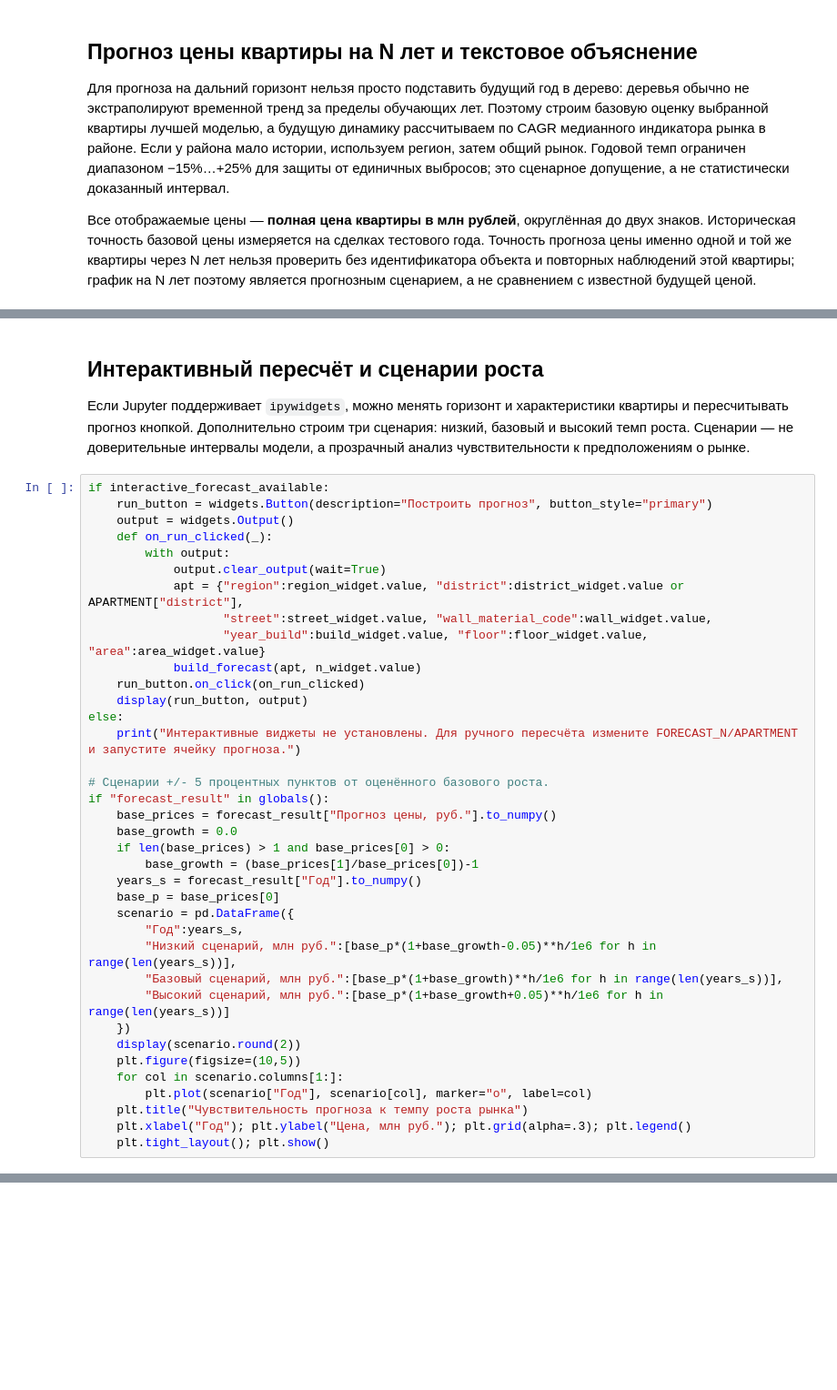
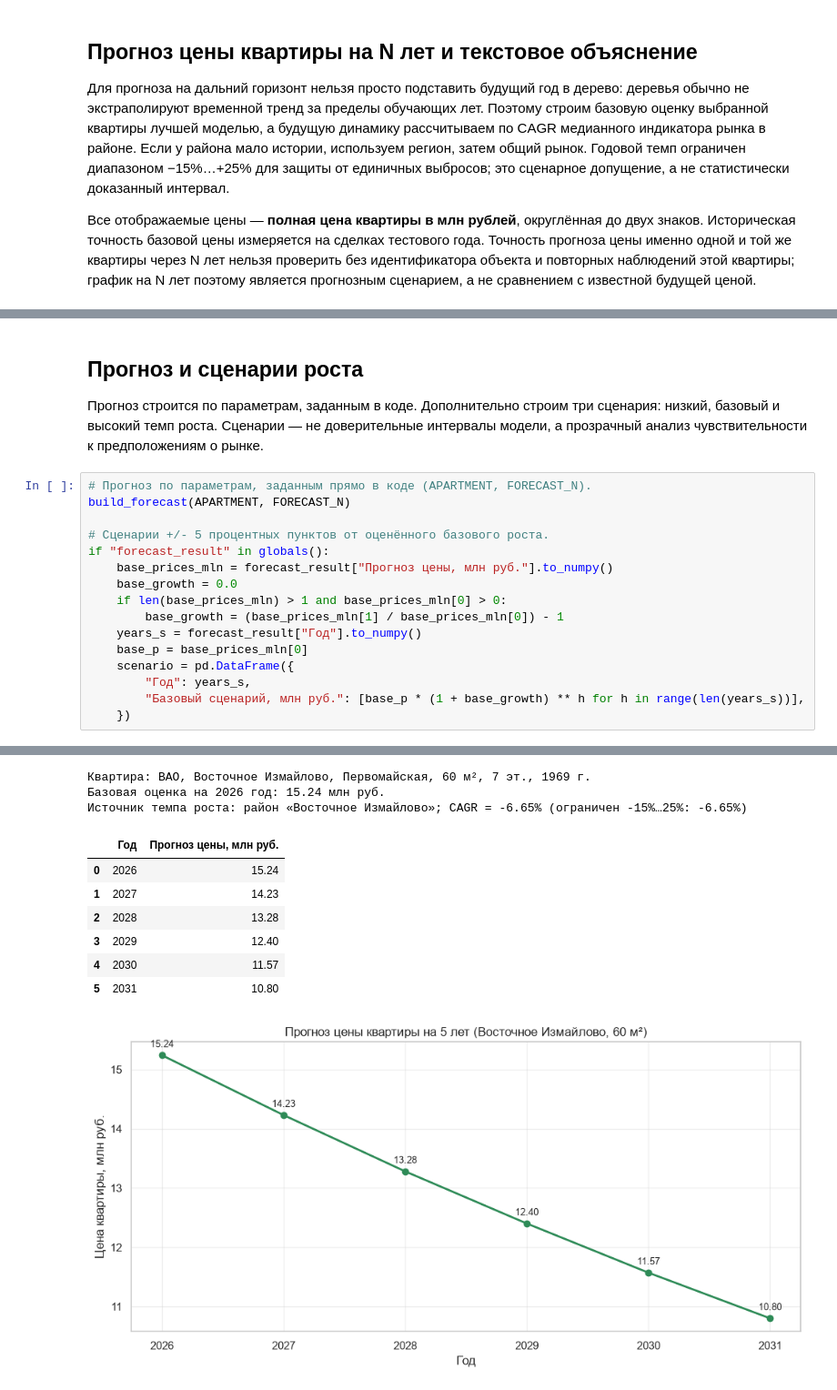
Before and after one commit to o-Anna-o/Prognosis_system, a Jupyter notebook: Prognosis_system.ipynb, the cells around one changed output, grey strips where cells are left out. Shown at 91% size. Saved outputs shown, nothing was run; the diff lists cells and outputs as text; blank space fills up the shorter version.

```diff
--- a/Prognosis_system.ipynb
+++ b/Prognosis_system.ipynb
@@ -1035,42 +1085,21 @@ def cagr_by_year(table, year_col, value_col):
 # %% [markdown]
-## Интерактивный пересчёт и сценарии роста
+## Прогноз и сценарии роста
 
-Если Jupyter поддерживает `ipywidgets`, можно менять горизонт и характеристики квартиры и пересчитывать прогноз кнопкой. Дополнительно строим три сценария: низкий, базовый и высокий темп роста. Сценарии — не доверительные интервалы модели, а прозрачный анализ чувствительности к предположениям о рынке.
+Прогноз строится по параметрам, заданным в коде. Дополнительно строим три сценария: низкий, базовый и высокий темп роста. Сценарии — не доверительные интервалы модели, а прозрачный анализ чувствительности к предположениям о рынке.
 # %%
-if interactive_forecast_available:
-    run_button = widgets.Button(description="Построить прогноз", button_style="primary")
-    output = widgets.Output()
-    def on_run_clicked(_):
-        with output:
-            output.clear_output(wait=True)
-            apt = {"region":region_widget.value, "district":district_widget.value or APARTMENT["district"],
-                   "street":street_widget.value, "wall_material_code":wall_widget.value,
-                   "year_build":build_widget.value, "floor":floor_widget.value, "area":area_widget.value}
-            build_forecast(apt, n_widget.value)
-    run_button.on_click(on_run_clicked)
-    display(run_button, output)
-else:
-    print("Интерактивные виджеты не установлены. Для ручного пересчёта измените FORECAST_N/APARTMENT и запустите ячейку прогноза.")
+# Прогноз по параметрам, заданным прямо в коде (APARTMENT, FORECAST_N).
+build_forecast(APARTMENT, FORECAST_N)
 
 # Сценарии +/- 5 процентных пунктов от оценённого базового роста.
 if "forecast_result" in globals():
-    base_prices = forecast_result["Прогноз цены, руб."].to_numpy()
+    base_prices_mln = forecast_result["Прогноз цены, млн руб."].to_numpy()
     base_growth = 0.0
-    if len(base_prices) > 1 and base_prices[0] > 0:
-        base_growth = (base_prices[1]/base_prices[0])-1
+    if len(base_prices_mln) > 1 and base_prices_mln[0] > 0:
+        base_growth = (base_prices_mln[1] / base_prices_mln[0]) - 1
     years_s = forecast_result["Год"].to_numpy()
-    base_p = base_prices[0]
+    base_p = base_prices_mln[0]
     scenario = pd.DataFrame({
-        "Год":years_s,
-        "Низкий сценарий, млн руб.":[base_p*(1+base_growth-0.05)**h/1e6 for h in range(len(years_s))],
-        "Базовый сценарий, млн руб.":[base_p*(1+base_growth)**h/1e6 for h in range(len(years_s))],
-        "Высокий сценарий, млн руб.":[base_p*(1+base_growth+0.05)**h/1e6 for h in range(len(years_s))]
+        "Год": years_s,
+        "Базовый сценарий, млн руб.": [base_p * (1 + base_growth) ** h for h in range(len(years_s))],
     })
-    display(scenario.round(2))
-    plt.figure(figsize=(10,5))
-    for col in scenario.columns[1:]:
-        plt.plot(scenario["Год"], scenario[col], marker="o", label=col)
-    plt.title("Чувствительность прогноза к темпу роста рынка")
-    plt.xlabel("Год"); plt.ylabel("Цена, млн руб."); plt.grid(alpha=.3); plt.legend()
-    plt.tight_layout(); plt.show()
 # %% [output]
@@ -1078,0 +1106,11 @@ if "forecast_result" in globals():
+Квартира: ВАО, Восточное Измайлово, Первомайская, 60 м², 7 эт., 1969 г.
+Базовая оценка на 2026 год: 15.24 млн руб.
+Источник темпа роста: район «Восточное Измайлово»; CAGR = -6.65% (ограничен -15%…25%: -6.65%)
+|  | Год | Прогноз цены, млн руб. |
+| 0 | 2026 | 15.24 |
+| 1 | 2027 | 14.23 |
+| 2 | 2028 | 13.28 |
+| 3 | 2029 | 12.40 |
+| 4 | 2030 | 11.57 |
+| 5 | 2031 | 10.80 |
+[figure, added]
```
Also changed, not shown: parts of 5 cells of this notebook.
